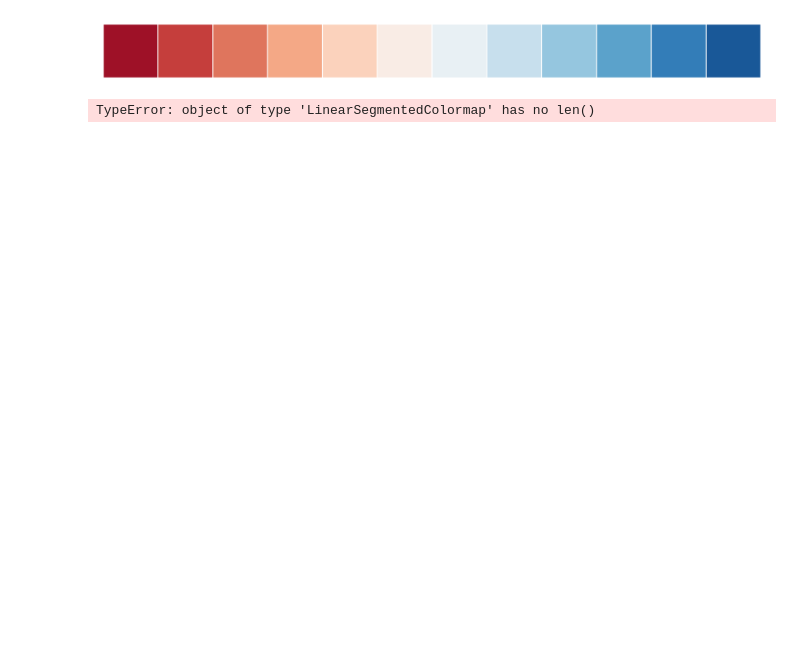
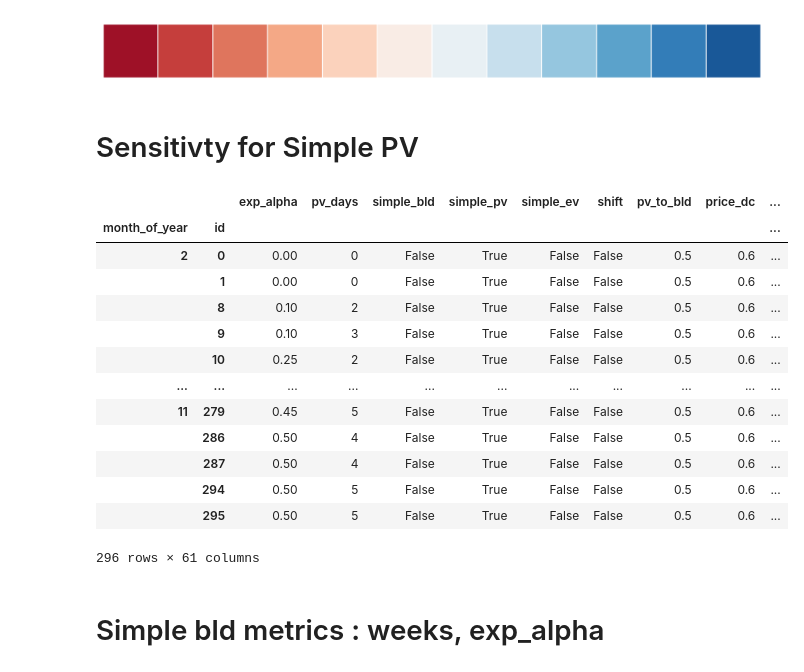
Before and after one commit to AarenLee07/Microgrid-Optimizer, a Jupyter notebook: paper_working/fig5-Sensitivity.ipynb, the cells around one changed output. Saved outputs shown, nothing was run; the diff lists cells and outputs as text; code cells hidden in the pictures; blank space fills up the shorter version.

```diff
--- a/paper_working/fig5-Sensitivity.ipynb
+++ b/paper_working/fig5-Sensitivity.ipynb
@@ -281,4 +255,33 @@ cmap = sns.diverging_palette(220, 10, n=n_colors, s=saturation, as_cmap=True)
-# %%
-sns.palplot(cmap)
-# %% [output]
-TypeError: object of type 'LinearSegmentedColormap' has no len()
+# %% [markdown]
+# Sensitivty for Simple PV
+# %%
+def cal_relative(df):
+    lower_bound=df[(df.strategy=="optimal")&(df.pred_model=="GT")]["OPEX"].values[0]
+    upper_bound=df[(df.strategy=="MSC")&(df.pred_model=="GT")]["OPEX"].values[0]
+    diff=upper_bound-lower_bound
+    df["relative_OPEX"]=(df["OPEX"]-lower_bound)/diff*100
+    enhance=df[(df.p_grid_max_method=="by_execution")&(df.pred_model=="Simple")]["relative_OPEX"].values[0]-\
+        df[(df.p_grid_max_method=="minimize_cap")&(df.pred_model=="Simple")]["relative_OPEX"].values[0]
+
+    return df
+
+fn =r'L:\Coding_project\Energy_grid_new\output\experiments\simple_debug\Simple_pv_gridS_base.xlsx'
+all_df=pd.read_excel(fn,sheet_name="Sheet1",index_col=0)
+grouped=all_df.groupby(by='month_of_year').apply(cal_relative)
+# %%
+grouped
+# %% [output]
+|  |  | exp_alpha | pv_days | simple_bld | simple_pv | simple_ev | shift | pv_to_bld | price_dc | ... |
+| month_of_year | id |  |  |  |  |  |  |  |  | ... |
+| 2 | 0 | 0.00 | 0 | False | True | False | False | 0.5 | 0.6 | ... |
+|  | 1 | 0.00 | 0 | False | True | False | False | 0.5 | 0.6 | ... |
+|  | 8 | 0.10 | 2 | False | True | False | False | 0.5 | 0.6 | ... |
+|  | 9 | 0.10 | 3 | False | True | False | False | 0.5 | 0.6 | ... |
+|  | 10 | 0.25 | 2 | False | True | False | False | 0.5 | 0.6 | ... |
+| ... | ... | ... | ... | ... | ... | ... | ... | ... | ... | ... |
+| 11 | 279 | 0.45 | 5 | False | True | False | False | 0.5 | 0.6 | ... |
+|  | 286 | 0.50 | 4 | False | True | False | False | 0.5 | 0.6 | ... |
+|  | 287 | 0.50 | 4 | False | True | False | False | 0.5 | 0.6 | ... |
+|  | 294 | 0.50 | 5 | False | True | False | False | 0.5 | 0.6 | ... |
+|  | 295 | 0.50 | 5 | False | True | False | False | 0.5 | 0.6 | ... |
+296 rows × 61 columns
@@ -284,0 +290,2 @@ TypeError: object of type 'LinearSegmentedColormap' has no len()
+# %% [markdown]
+# Simple bld metrics : weeks, exp_alpha
```
Also changed, not shown: parts of 15 cells of this notebook, 23 other files.
